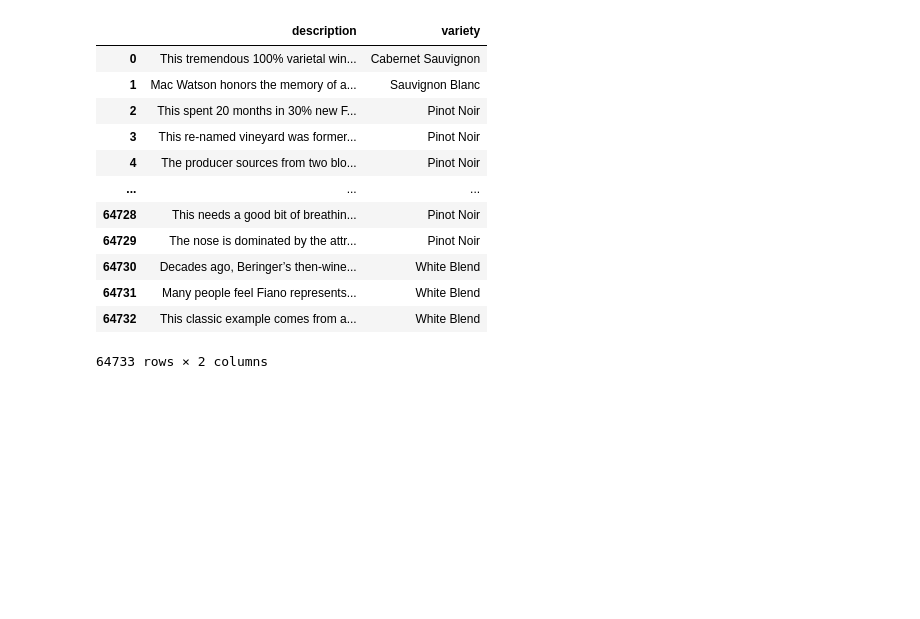
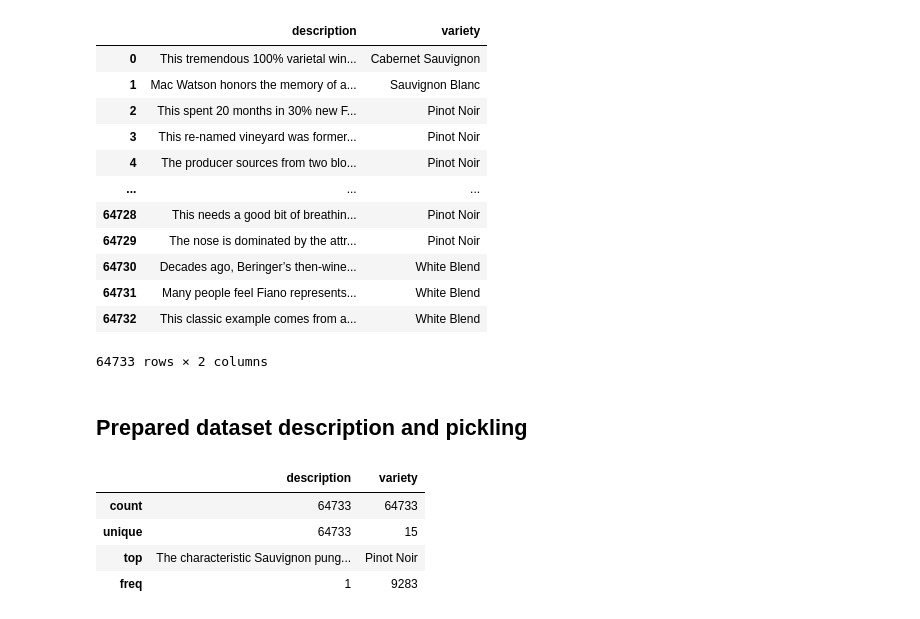
Before and after one commit to ADV-111/wine_review_multiclass_classification, a Jupyter notebook: 01_Data_Cleaning.ipynb, the cells around one changed output. Cells and saved outputs as stored; diff of their text form; code cells hidden in the pictures; blank space fills up the shorter version.

```diff
--- a/01_Data_Cleaning.ipynb
+++ b/01_Data_Cleaning.ipynb
@@ -189,3 +197,13 @@ data_top_15
 | 64731 | Many people feel Fiano represents... | White Blend |
 | 64732 | This classic example comes from a... | White Blend |
 64733 rows × 2 columns
+# %% [markdown]
+## Prepared dataset description and pickling
+# %%
+data_top_15.describe()
+# %% [output]
+|  | description | variety |
+| count | 64733 | 64733 |
+| unique | 64733 | 15 |
+| top | The characteristic Sauvignon pung... | Pinot Noir |
+| freq | 1 | 9283 |
```
Also changed, not shown: parts of 9 cells of this notebook, 3 other files.
